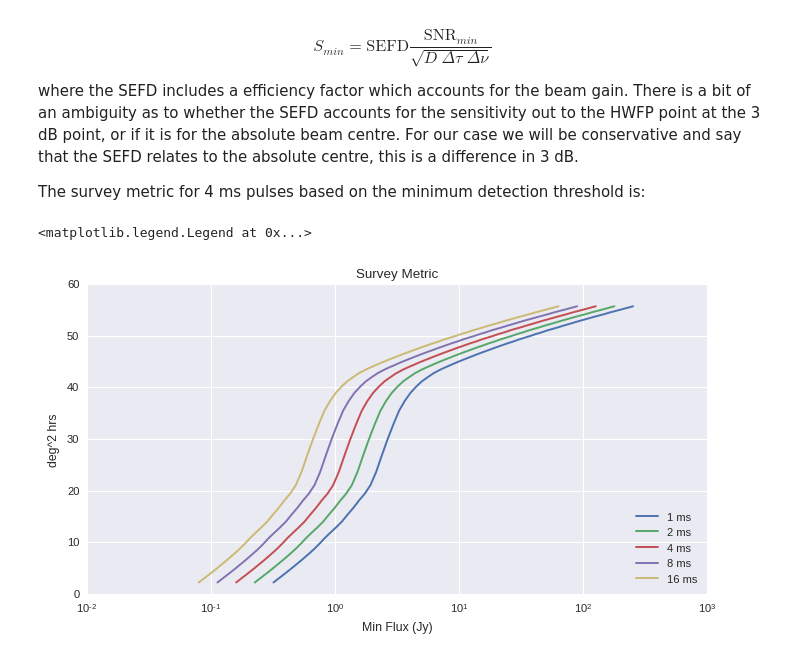
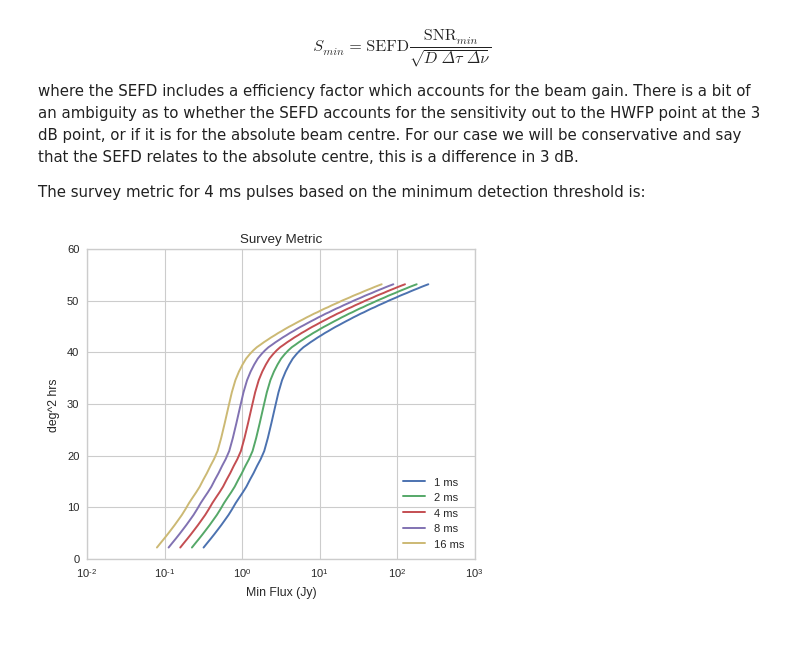
Before and after one commit to griffinfoster/alfaburst-initial-survey, a Jupyter notebook: notebooks/ALFA_Beam_Response.ipynb, the cells around one changed output. Saved outputs shown, nothing was run; the diff lists cells and outputs as text; code cells hidden in the pictures.

```diff
--- a/notebooks/ALFA_Beam_Response.ipynb
+++ b/notebooks/ALFA_Beam_Response.ipynb
@@ -224,7 +224,7 @@ plt.xlabel('arcmin')
 xxBeamOff = np.array([0., 164.5, 329.1, 164.5, -164.5, -329.1, -164.5]) / 60. # arcmin
 yyBeamOff = np.array([0., -332.6, 0., 332.6, 332.6, 0., -332.6]) / 60. # arcmin
 
-obsFreq = 1225. # MHz
+obsFreq = 1425. # MHz
 
 xSize = 256
 ySize = 256
@@ -334,24 +334,26 @@ The survey metric for 4 ms pulses based on the minimum detection threshold is:
 # %%
 # Parameters
 SEFD = 3. # Jy, SEFD of ALFA (main beam)
 threshold = 10. # SNR threshold of detection pipeline
 pulseWidth = np.array([1., 2., 4., 8., 16.]) * 1000. # us, expected pulse width
 tRes = 256. # us, ALFABURST spectra time resolution
 bw = 56. * 1e6 # ALFABURST effective bandwidth in Hz
 beamEffic = 10.**((np.linspace(-1, -30, steps) - 3.) / 10.)
 
-sns.set_style("darkgrid")
-fig = plt.figure(figsize=(8, 4)) # width, height
+#sns.set_style("darkgrid")
+sns.set_style("whitegrid")
+fig = plt.figure(figsize=(5, 4)) # width, height
 
 for pw in pulseWidth:
     dFactor = pw / tRes# decimation factor
     sMin = (1./beamEffic) * SEFD * (threshold / np.sqrt(dFactor * (tRes * 1e-6) * bw)) # Minimum flux density detection, based on radiometer equation
     plt.semilogx(sMin, surveyMetric, label='%.0f ms'%(pw/1000.))
 
 plt.xlabel('Min Flux (Jy)')
 plt.ylabel('deg^2 hrs')
 plt.title('Survey Metric')
 plt.legend(loc=4)
+
+plt.savefig('survey_metric.pdf')
 # %% [output]
-<matplotlib.legend.Legend at 0x...>
-[figure, old version]
+[figure, new version]
```
Also changed, not shown: parts of 4 cells of this notebook.
